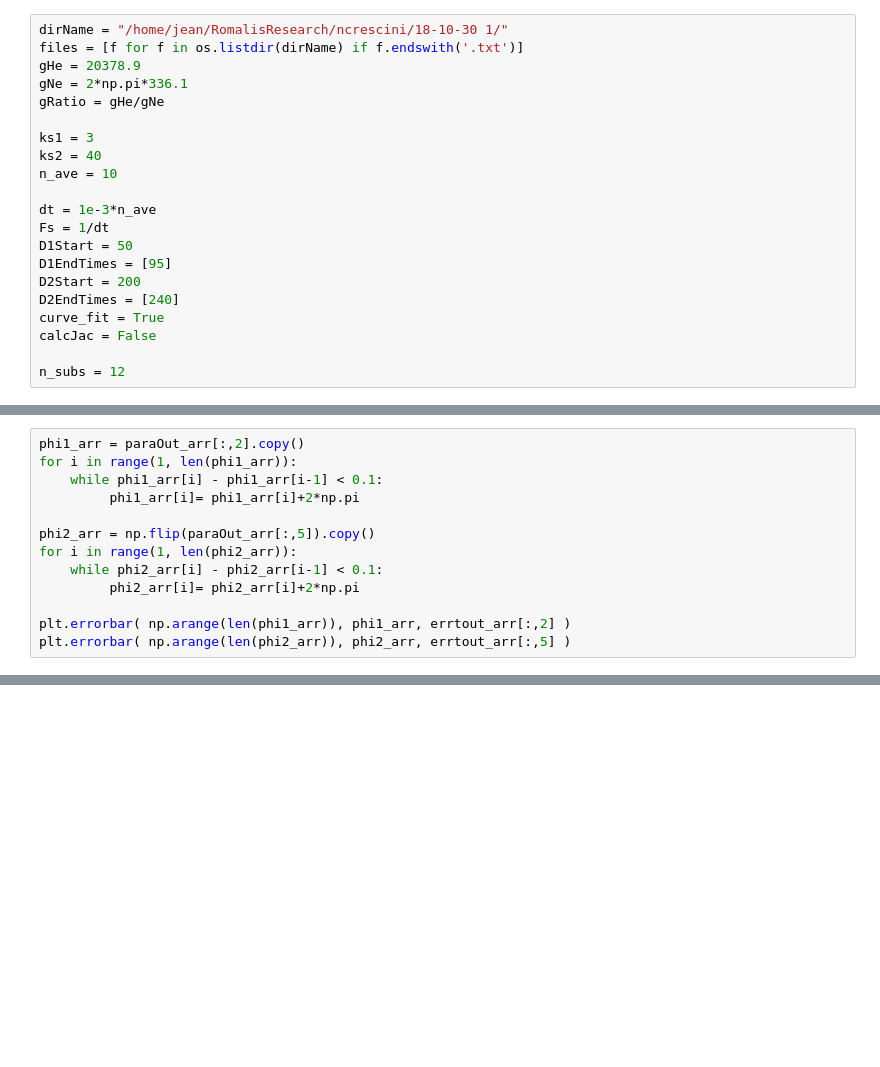
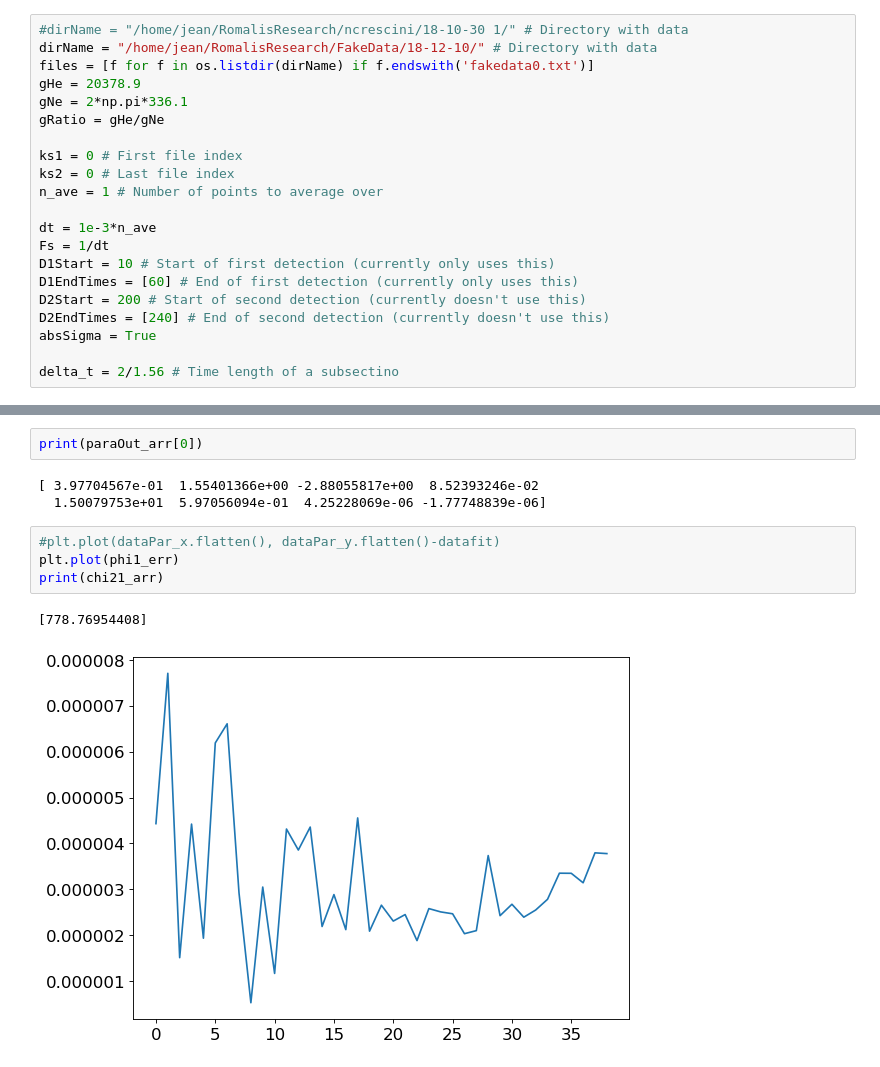
Before and after one commit to jeansom/pulsed_ffitter_current, a Jupyter notebook: pulsed_fitter_current.ipynb, the cells around one changed output, grey strips where cells are left out. Cells and saved outputs as stored; diff of their text form; blank space fills up the shorter version.

```diff
--- a/pulsed_fitter_current.ipynb
+++ b/pulsed_fitter_current.ipynb
@@ -19,23 +35,23 @@ from fitFunctions import *
 The autoreload extension is already loaded. To reload it, use:
   %reload_ext autoreload
 # %%
-dirName = "/home/jean/RomalisResearch/ncrescini/18-10-30 1/"
-files = [f for f in os.listdir(dirName) if f.endswith('.txt')]
+#dirName = "/home/jean/RomalisResearch/ncrescini/18-10-30 1/" # Directory with data
+dirName = "/home/jean/RomalisResearch/FakeData/18-12-10/" # Directory with data
+files = [f for f in os.listdir(dirName) if f.endswith('fakedata0.txt')]
 gHe = 20378.9
 gNe = 2*np.pi*336.1
 gRatio = gHe/gNe
 
-ks1 = 3
-ks2 = 40
-n_ave = 10
+ks1 = 0 # First file index
+ks2 = 0 # Last file index
+n_ave = 1 # Number of points to average over
 
 dt = 1e-3*n_ave
 Fs = 1/dt
-D1Start = 50
-D1EndTimes = [95]
-D2Start = 200
-D2EndTimes = [240]
-curve_fit = True
-calcJac = False
+D1Start = 10 # Start of first detection (currently only uses this)
+D1EndTimes = [60] # End of first detection (currently only uses this)
+D2Start = 200 # Start of second detection (currently doesn't use this)
+D2EndTimes = [240] # End of second detection (currently doesn't use this)
+absSigma = True
 
-n_subs = 12
+delta_t = 2/1.56 # Time length of a subsectino
@@ -126,13 +57,0 @@ plt.xlim([-40,-30])
-# %%
-phi1_arr = paraOut_arr[:,2].copy()
-for i in range(1, len(phi1_arr)):
-    while phi1_arr[i] - phi1_arr[i-1] < 0.1:
-         phi1_arr[i]= phi1_arr[i]+2*np.pi
-
-phi2_arr = np.flip(paraOut_arr[:,5]).copy()
-for i in range(1, len(phi2_arr)):
-    while phi2_arr[i] - phi2_arr[i-1] < 0.1:
-         phi2_arr[i]= phi2_arr[i]+2*np.pi
-
-plt.errorbar( np.arange(len(phi1_arr)), phi1_arr, errtout_arr[:,2] )
-plt.errorbar( np.arange(len(phi2_arr)), phi2_arr, errtout_arr[:,5] )
@@ -151,0 +134,12 @@ plt.errorbar( np.arange(len(phi2_arr)), phi2_arr, errtout_arr[:,5] )
+# %%
+print(paraOut_arr[0])
+# %% [output]
+[ 3.97704567e-01  1.55401366e+00 -2.88055817e+00  8.52393246e-02
+  1.50079753e+01  5.97056094e-01  4.25228069e-06 -1.77748839e-06]
+# %%
+#plt.plot(dataPar_x.flatten(), dataPar_y.flatten()-datafit)
+plt.plot(phi1_err)
+print(chi21_arr)
+# %% [output]
+[778.76954408]
+[figure, added]
```
Also changed, not shown: parts of 12 cells of this notebook, 42 other files.
